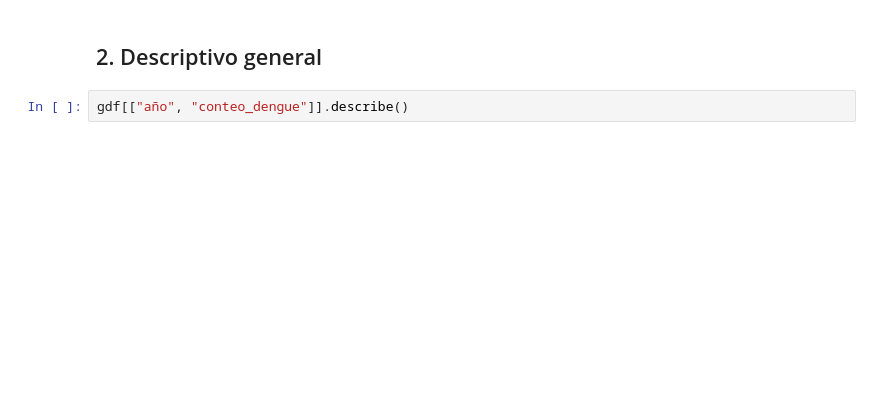
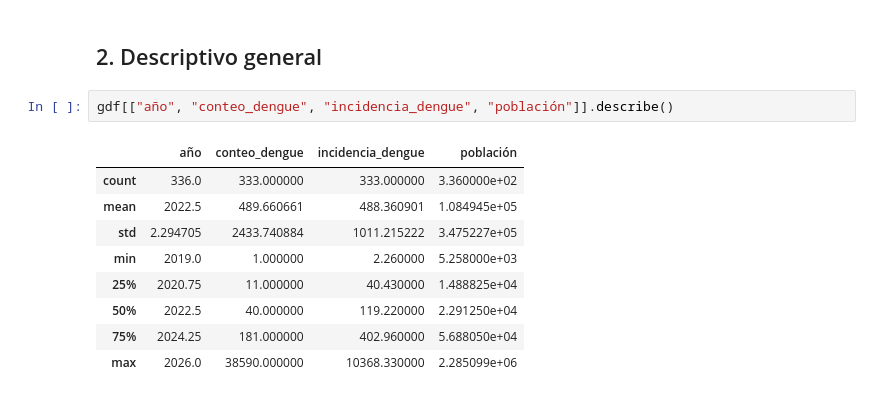
Before and after one commit to germanavila09/Modelo-Dengue-Valle-del-Cauca, a Jupyter notebook: notebooks/analisis_dengue.ipynb, the cells around one changed output. Drawn from its saved outputs; the diff is of its cells as text; blank space fills up the shorter version.

```diff
--- a/notebooks/analisis_dengue.ipynb
+++ b/notebooks/analisis_dengue.ipynb
@@ -34,6 +41,16 @@ print(f"Años: {anios_disponibles}")
 # %% [markdown]
 ## 2. Descriptivo general
 # %%
-gdf[["año", "conteo_dengue"]].describe()
+gdf[["año", "conteo_dengue", "incidencia_dengue", "población"]].describe()
+# %% [output]
+|  | año | conteo_dengue | incidencia_dengue | población |
+| count | 336.0 | 333.000000 | 333.000000 | 3.360000e+02 |
+| mean | 2022.5 | 489.660661 | 488.360901 | 1.084945e+05 |
+| std | 2.294705 | 2433.740884 | 1011.215222 | 3.475227e+05 |
+| min | 2019.0 | 1.000000 | 2.260000 | 5.258000e+03 |
+| 25% | 2020.75 | 11.000000 | 40.430000 | 1.488825e+04 |
+| 50% | 2022.5 | 40.000000 | 119.220000 | 2.291250e+04 |
+| 75% | 2024.25 | 181.000000 | 402.960000 | 5.688050e+04 |
+| max | 2026.0 | 38590.000000 | 10368.330000 | 2.285099e+06 |
 # %%
 gdf.isna().sum()
```
Also changed, not shown: parts of 21 cells of this notebook, 2 other files.
